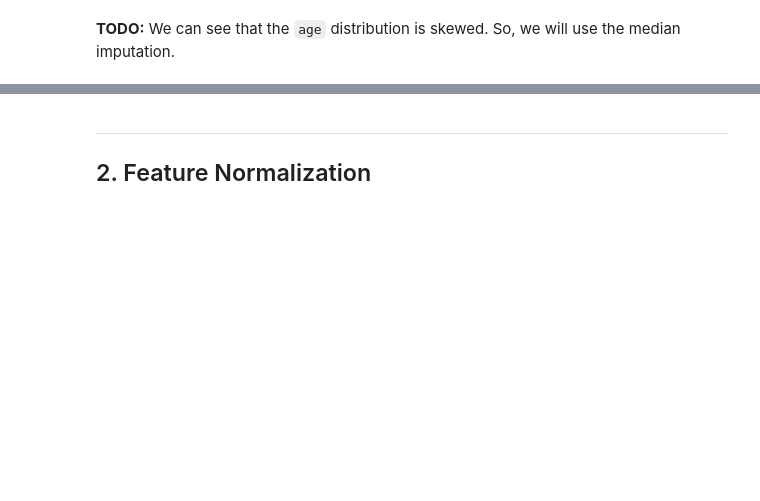
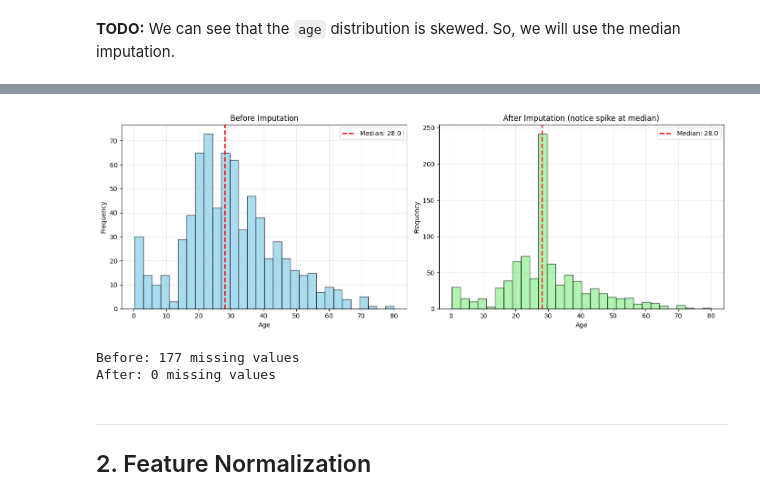
Before and after one commit to alearecuest/anyoneai-exercises-sprint_1, a Jupyter notebook: 7_1_1_PRACTICE_Feature_Engineering.ipynb, the cells around one changed output, grey strips where cells are left out. Cells and saved outputs as stored; diff of their text form; code cells hidden in the pictures; blank space fills up the shorter version.

```diff
--- a/7_1_1_PRACTICE_Feature_Engineering.ipynb
+++ b/7_1_1_PRACTICE_Feature_Engineering.ipynb
@@ -108,2 +140,13 @@ memory usage: 83.7+ KB
 # %% [markdown]
 **TODO:** We can see that the `age` distribution is skewed. So, we will use the median imputation.
+# %%
+data2 = data1.copy()
+
+median = data2['Age'].median()
+print(f'Median Age: {median}')
+
+data2['Age'] = data2['Age'].fillna(median)
+
+print(f'\nMissing Age values after imputation: {data2["Age"].isna().sum()}')
+
+data2.head()
@@ -110,3 +163,31 @@ memory usage: 83.7+ KB
+# %%
+fig, axes = plt.subplots(1, 2, figsize=(14, 5))
+
+axes[0].hist(data1['Age'].dropna(), bins=30, edgecolor='black', alpha=0.7, color='skyblue')
+axes[0].set_xlabel('Age')
+axes[0].set_ylabel('Frequency')
+axes[0].set_title('Before Imputation')
+axes[0].axvline(median, color='red', linestyle='--', linewidth=2, label=f'Median: {median}')
+axes[0].legend()
+axes[0].grid(alpha=0.3)
+
+axes[1].hist(data2['Age'], bins=30, edgecolor='black', alpha=0.7, color='lightgreen')
+axes[1].set_xlabel('Age')
+axes[1].set_ylabel('Frequency')
+axes[1].set_title('After Imputation (notice spike at median)')
+axes[1].axvline(median, color='red', linestyle='--', linewidth=2, label=f'Median: {median}')
+axes[1].legend()
+axes[1].grid(alpha=0.3)
+
+plt.tight_layout()
+plt.show()
+
+print(f'Before: {data1["Age"].isna().sum()} missing values')
+print(f'After: {data2["Age"].isna().sum()} missing values')
+# %% [output]
+[figure, added]
+Before: 177 missing values
+After: 0 missing values
 # %% [markdown]
 ---
 ## 2. Feature Normalization
```
Also changed, not shown: parts of 29 cells of this notebook.
